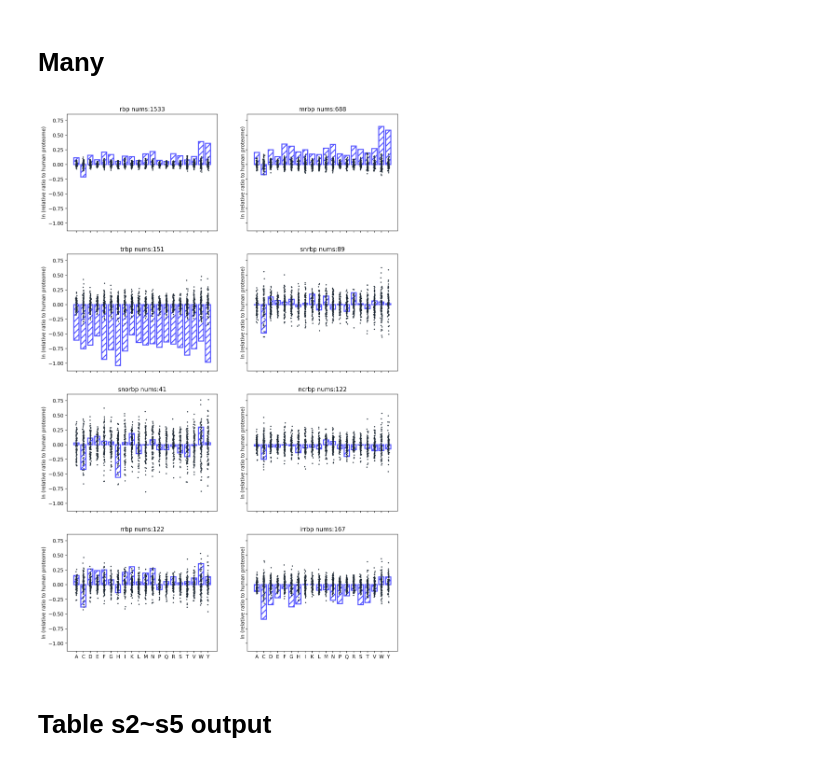
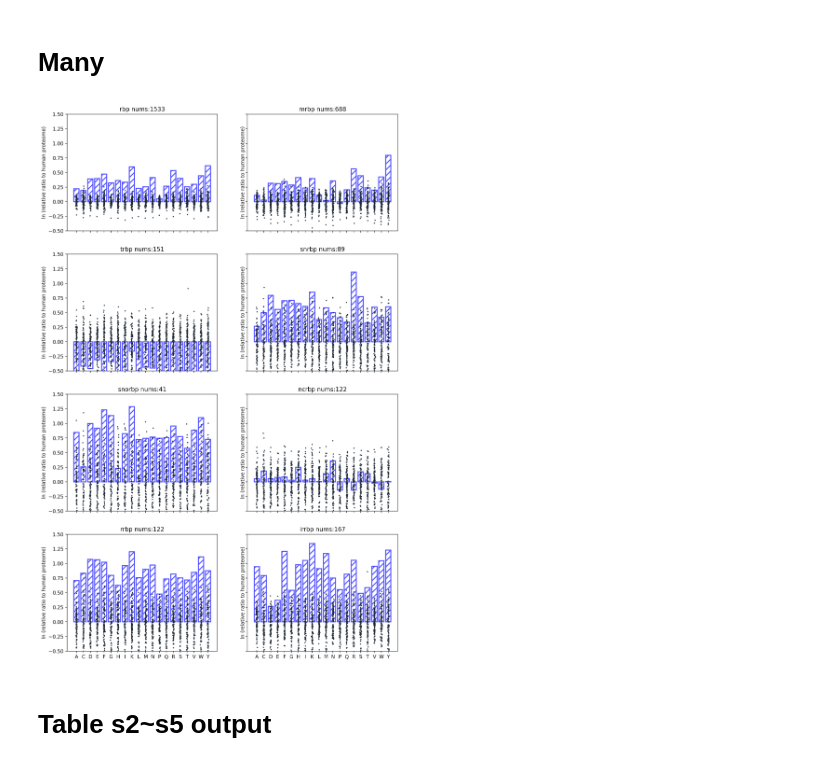
Before and after one commit to allmwh/the_return_of_the_rings, a Jupyter notebook: fig1_b.ipynb, the cells around one changed output. Drawn from its saved outputs; the diff is of its cells as text; code cells hidden in the pictures.

Commit message:
add fldpnn

```diff
--- a/fig1_b.ipynb
+++ b/fig1_b.ipynb
@@ -15,7 +15,7 @@ from function.seqfilter import SeqFilter
 # Param
 # %%
 #####CHANGE HERE#####
-algorithm = "VL3-BA" #VLXT, VSL2, VL3-BA
+algorithm = "fldpnn" #VLXT, VSL2, VL3-BA
 
 disorder_filter_length = 40
 order_filter_length = 10
@@ -235,32 +235,33 @@ path = Path("/home/wenlin/tmp")
 # %%
 #PLOT BATCH
 def plot(subset, subplot):
     noise = np.random.normal(0, 0.05, (output[subset]["human_sample"].shape))
     for index, i in enumerate(output[subset]["human_sample"]):
         subplot.scatter(X + noise[index], i, color=(0.105, 0.149, 0.192, 0.8), s=2.5, zorder=10)
     subplot.bar(X, output[subset]["population"][0], width=0.75, tick_label=aa_sort, zorder=0, color="white", hatch="//", linewidth=2, edgecolor="#5151ff",)
     subplot.set_title("{} nums:{}".format(output[subset]["subset"], output[subset]["nums"]))
     subplot.set_ylabel("ln (relative ratio to human proteome)")
+    subplot.set_ylim(-0.5,1.5)
 
 
 
 mpl.rcParams["hatch.linewidth"] = 2
 f, ((a0, a1), (a2, a3), (a4, a5), (a6, a7)) = plt.subplots(4, 2, sharex=True, sharey=True, figsize=(12, 20), dpi=200)
 X = np.arange(len(aa_sort))
 
 plot("rbp", a0)
 plot("mrbp", a1)
 plot("trbp", a2)
 plot("snrbp", a3)
 plot("snorbp", a4)
 plot("ncrbp", a5)
 plot("rrbp", a6)
 plot("irrbp", a7)
 
 output_path = path / "{}.jpg".format(algorithm)
 f.savefig(output_path)
 # %% [output]
-[figure, old version]
+[figure, new version]
 # %%
 #raw
 df = pd.DataFrame()
```
Also changed, not shown: parts of 1 cell of this notebook, 3 other files.
